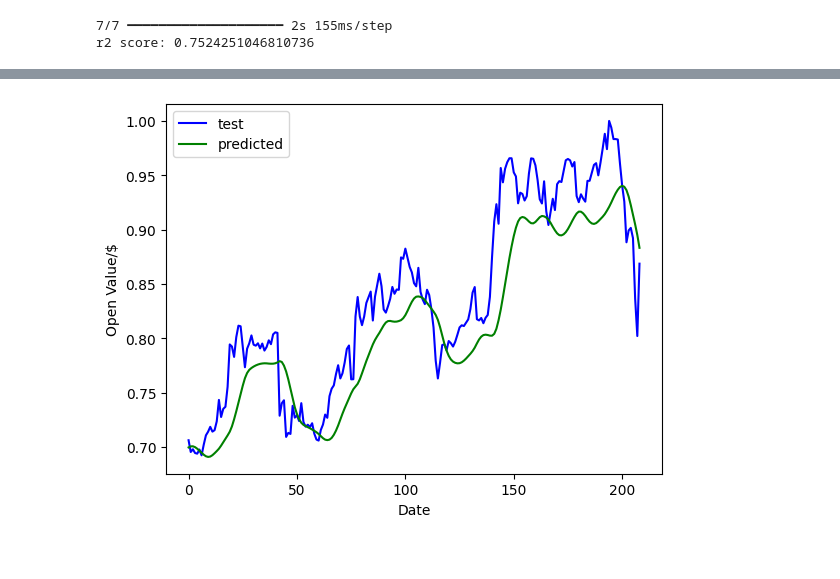
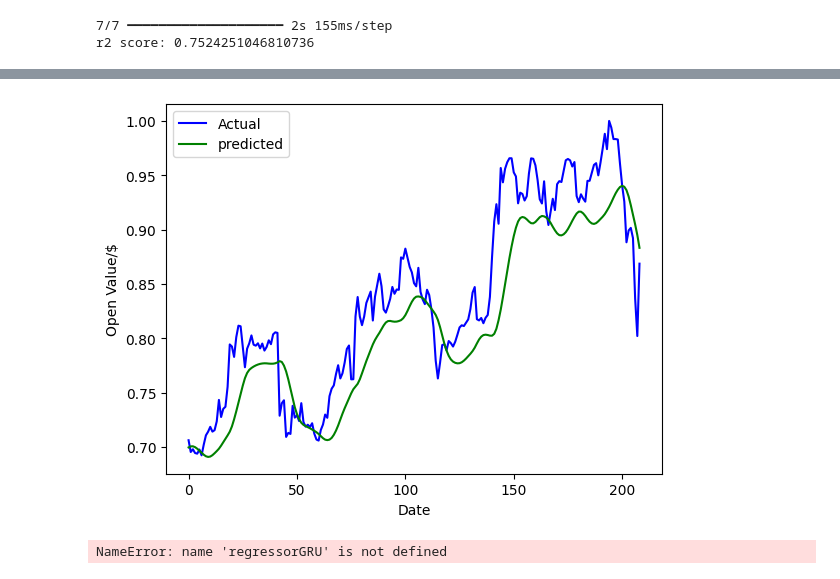
Before and after one commit to NisalDeZoysa/LSTM-Project, a Jupyter notebook: 2- GRU approach.ipynb, the cells around one changed output, grey strips where cells are left out. Saved outputs shown, nothing was run; the diff lists cells and outputs as text; code cells hidden in the pictures.

```diff
--- a/2- GRU approach.ipynb
+++ b/2- GRU approach.ipynb
@@ -113,7 +113,7 @@ print('r2 score:',r2)
 r2 score: 0.7524251046810736
 # %%
 result=regressorGRU.predict(test_data)
-plt.plot(test_target,'b',label='test')
+plt.plot(test_target,'b',label='Actual')
 plt.plot(result,'g',label='predicted')
 
 plt.xlabel('Date')
@@ -125 +125,5 @@ plt.show()
-[figure, old version]
+[figure, new version]
+# %%
+regressorGRU.save('LSTM-Stock-Market-GRU-Model.keras')
+# %% [output]
+NameError: name 'regressorGRU' is not defined
```
Also changed, not shown: parts of 1 cell of this notebook, 1 other file.
